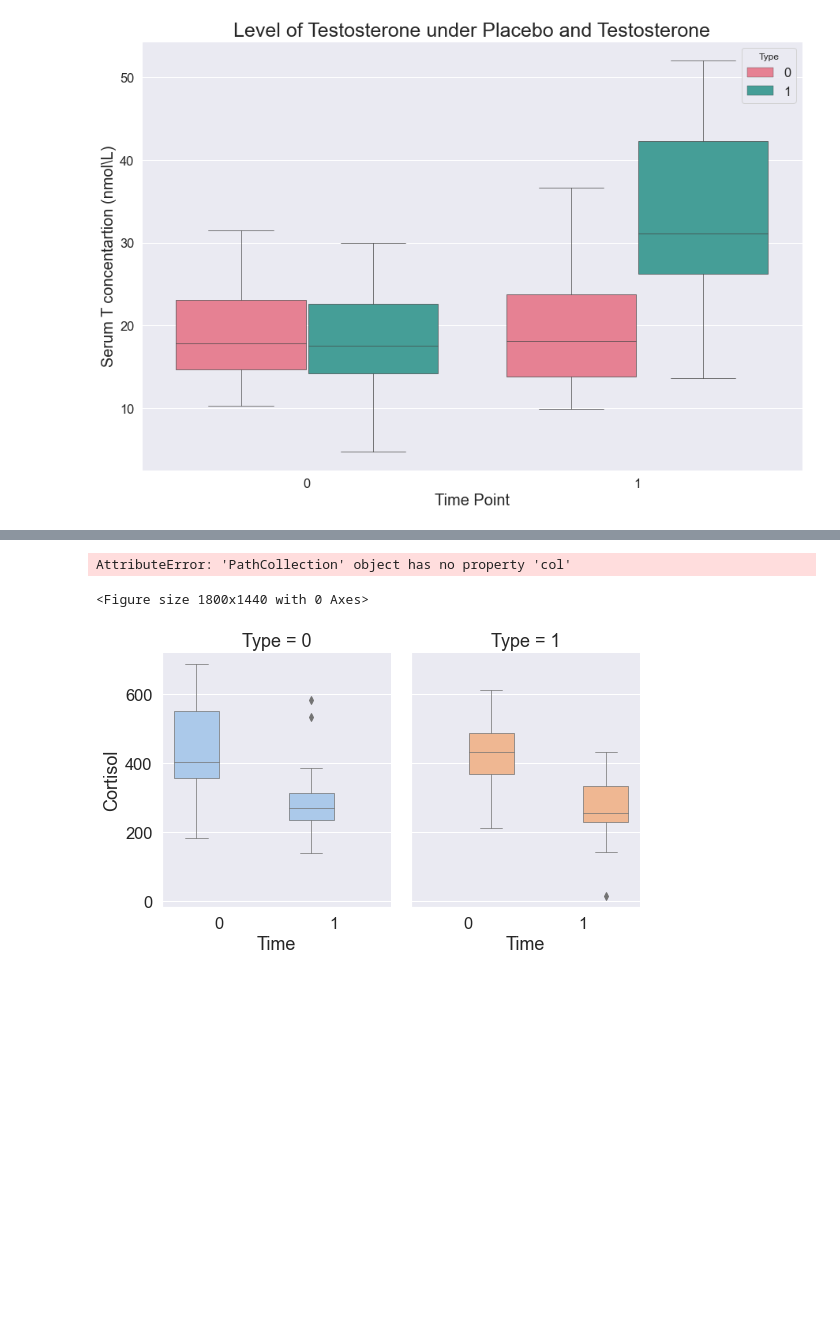
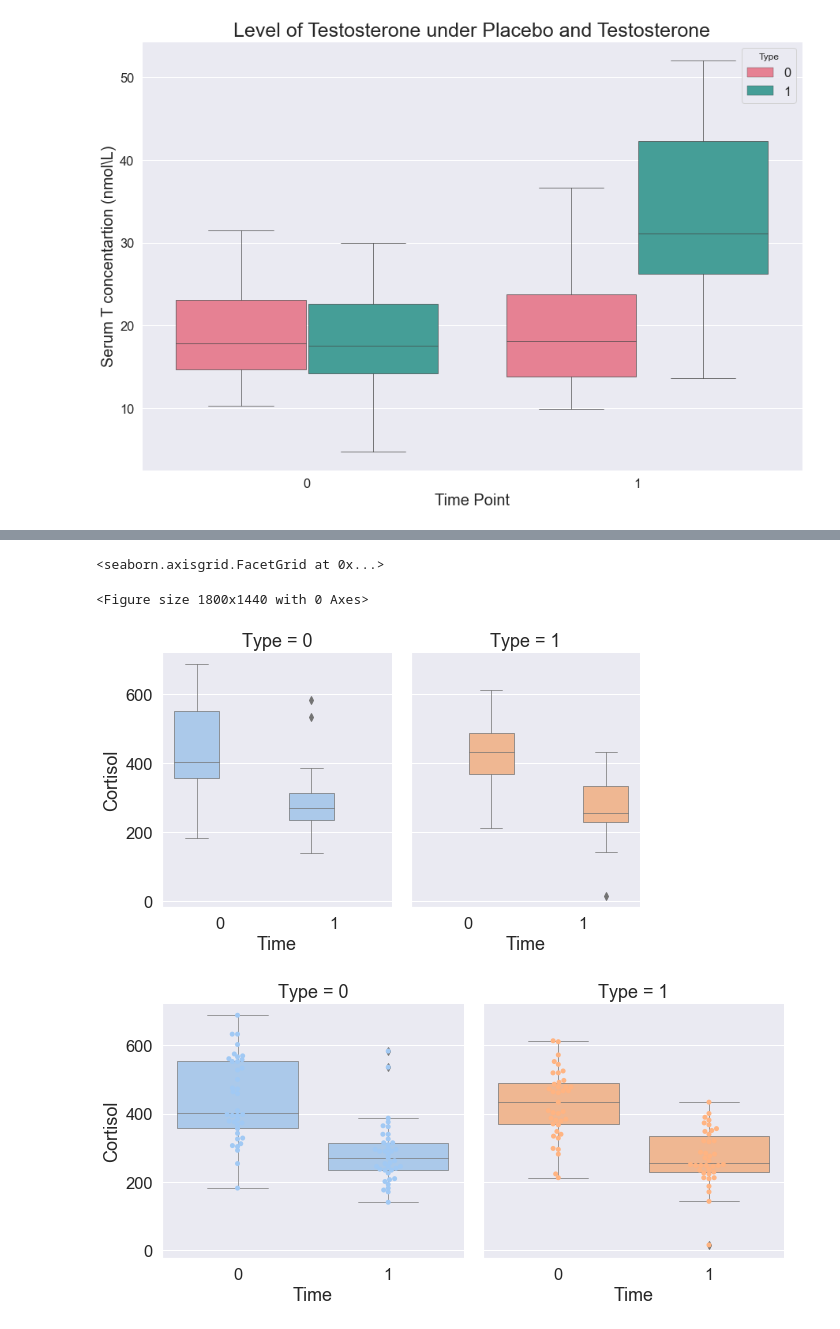
Before and after one commit to iknyazeva/MovieEmotions, a Jupyter notebook: hormone_plot_v.1.ipynb, the cells around one changed output, grey strips where cells are left out. Drawn from its saved outputs; the diff is of its cells as text; code cells hidden in the pictures; blank space fills up the shorter version.

Commit message:
boxplot

```diff
--- a/hormone_plot_v.1.ipynb
+++ b/hormone_plot_v.1.ipynb
@@ -144,11 +144,19 @@ sns.catplot(x="Time", y="Testosterone", hue="Type",
 # %%
 sns.set_context("notebook", font_scale=1.5, rc={"lines.linewidth": 0.7})
-plt.figure(figsize=(25,20))
-ax =sns.catplot(x="Time", y="Cortisol",
-            hue="Type",col="Type", aspect=.8, palette="pastel",kind="box", data=df)
-ax = sns.swarmplot(x="Time", y="Cortisol",
-            hue="Type",col="Type",data=df)
+ax1 = plt.figure(figsize=(25,20))
+sns.catplot(x="Time", y="Cortisol",
+            hue="Type",col="Type", aspect=.8, palette="pastel",kind="box", data=df, ax=ax1)
+#ax =sns.catplot(x="Time", y="Cortisol",
+#            hue="Type",col="Type", aspect=.8, palette="pastel",kind="swarm", data=df)
 # %% [output]
-AttributeError: 'PathCollection' object has no property 'col'
+<seaborn.axisgrid.FacetGrid at 0x...>
 <Figure size 1800x1440 with 0 Axes>
 [figure]
+# %%
+g = sns.FacetGrid(df, col="Type", hue = "Type", size = 5, palette="pastel")
+def fixed_boxplot(*args, label=None, **kwargs):
+    sns.boxplot(*args, **kwargs, labels=[label])
+g = g.map(sns.swarmplot, 'Time', 'Cortisol', order=[0, 1], hue_order=[0, 1])
+g = g.map(fixed_boxplot, 'Time', 'Cortisol', order=[0, 1], hue_order=[0, 1])
+# %% [output]
+[figure, added]
```
Also changed, not shown: parts of 4 cells of this notebook.
